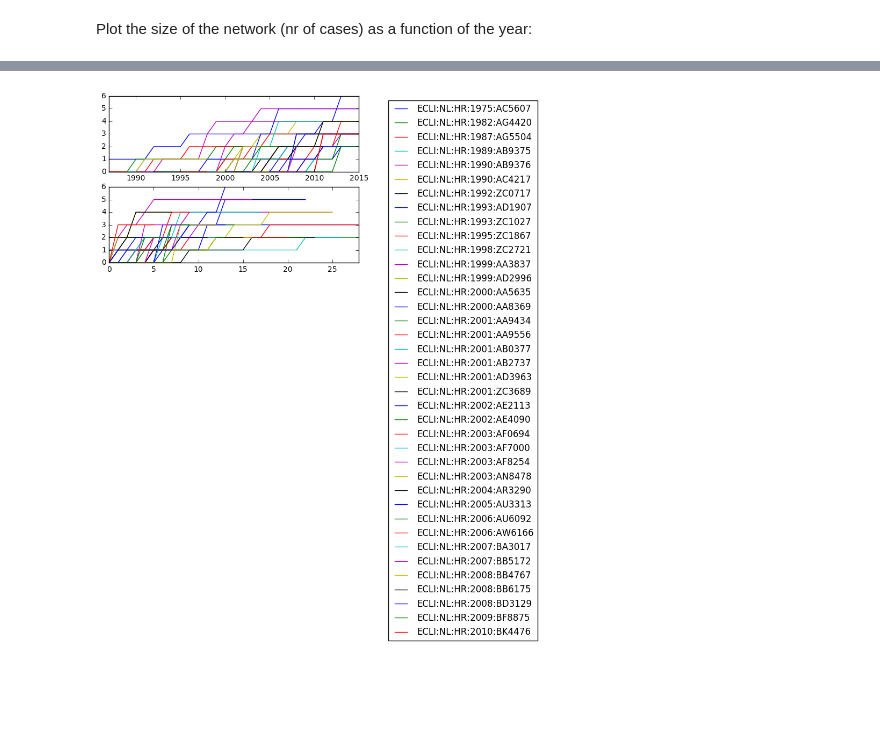
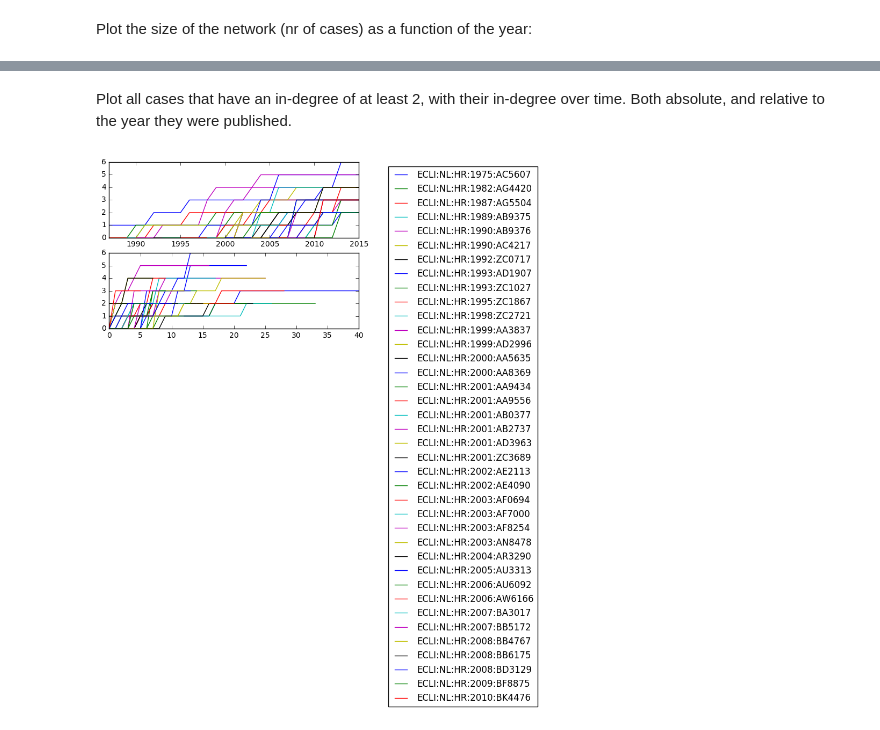
Before and after one commit to caselawanalytics/CaseLawAnalytics, a Jupyter notebook: notebooks/TimeAnalysis.ipynb, the cells around one changed output, grey strips where cells are left out. Cells and saved outputs as stored; diff of their text form; code cells hidden in the pictures; blank space fills up the shorter version.

Commit message:
Some changes to the Time analysis

```diff
--- a/notebooks/TimeAnalysis.ipynb
+++ b/notebooks/TimeAnalysis.ipynb
@@ -69,4 +30,4 @@ for year in nodes_df['year'].unique():
                      and l['target'] in nodes_filtered_df['id'].as_matrix()]
     if len(links_filtered) > 0:
         nodes_year = caselawnet.network_analysis.add_network_statistics(nodes_filtered.copy(), links_filtered.copy())
-        networks[year] = {'nodes': nodes_year, 'edges': links_year}
+        networks[year] = {'nodes': nodes_year, 'edges': links_filtered}
@@ -73,6 +36,6 @@ for year in nodes_df['year'].unique():
 # %%
-years = networks.keys()
+years = list(networks.keys())
+years.sort()
 nodes_total_df =  pd.concat(
     [pd.DataFrame(networks[year]['nodes']).set_index('ecli') for year in years], keys=years)
-nodes_total_df = nodes_total_df.sort_index()
 # %%
@@ -107,13 +82,16 @@ nodes_total_df.groupby(level=0)['id'].count().plot(kind='bar')
+# %% [markdown]
+Plot all cases that have an in-degree of at least 2, with their in-degree over time. Both absolute, and relative to the year they were published.
 # %%
 fig, axes = plt.subplots(2, sharex=False)
 for ecli in nodes_total_df.index.levels[1]:
     ecli_data = nodes_total_df.xs(ecli, level=1)['in_degree']
     if(max(ecli_data)>1):
         ecli_data.plot(ax=axes[0], label=ecli)
         since_start = ecli_data.copy()
-        since_start.index = since_start.index - min(since_start.index)
+        ecli_year = min(nodes_total_df.xs(ecli, level=1)['year'])
+        since_start.index = since_start.index - ecli_year
         since_start.plot(ax=axes[1], label=ecli)
 axes[0].legend(bbox_to_anchor=(1.1, 1), loc='upper left')
 plt.show()
 # %% [output]
-[figure, old version]
+[figure, new version]
```
Also changed, not shown: parts of 10 cells of this notebook.
